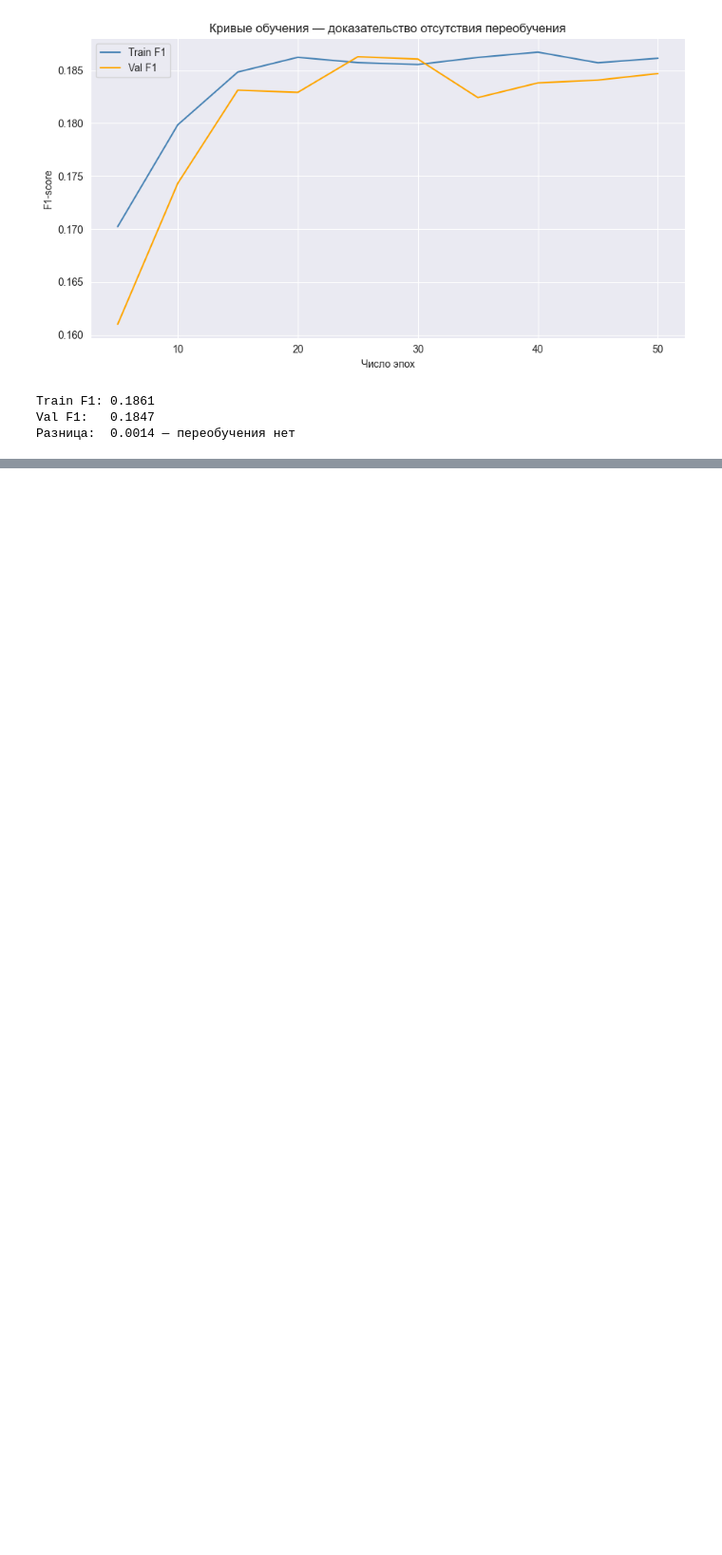
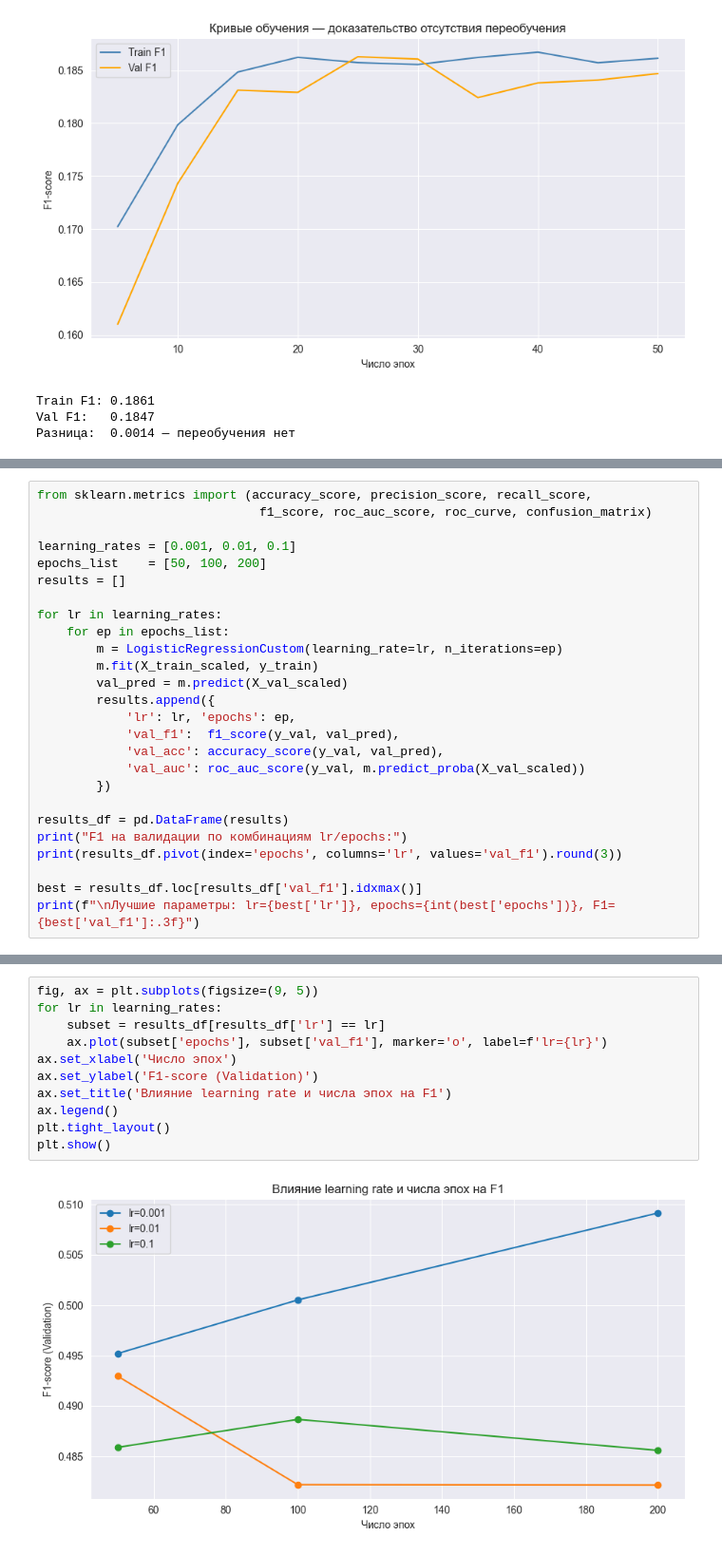
Before and after one commit to kat10n/Datascience_labs, a Jupyter notebook: Lab1/Lab1.ipynb, the cells around one changed output, grey strips where cells are left out. Shown at 95% size. Drawn from its saved outputs; the diff is of its cells as text; blank space fills up the shorter version.

```diff
--- a/Lab1/Lab1.ipynb
+++ b/Lab1/Lab1.ipynb
@@ -600,0 +643,26 @@ Val F1:   0.1847
+# %%
+from sklearn.metrics import (accuracy_score, precision_score, recall_score,
+                              f1_score, roc_auc_score, roc_curve, confusion_matrix)
+
+learning_rates = [0.001, 0.01, 0.1]
+epochs_list    = [50, 100, 200]
+results = []
+
+for lr in learning_rates:
+    for ep in epochs_list:
+        m = LogisticRegressionCustom(learning_rate=lr, n_iterations=ep)
+        m.fit(X_train_scaled, y_train)
+        val_pred = m.predict(X_val_scaled)
+        results.append({
+            'lr': lr, 'epochs': ep,
+            'val_f1':  f1_score(y_val, val_pred),
+            'val_acc': accuracy_score(y_val, val_pred),
+            'val_auc': roc_auc_score(y_val, m.predict_proba(X_val_scaled))
+        })
+
+results_df = pd.DataFrame(results)
+print("F1 на валидации по комбинациям lr/epochs:")
+print(results_df.pivot(index='epochs', columns='lr', values='val_f1').round(3))
+
+best = results_df.loc[results_df['val_f1'].idxmax()]
+print(f"\nЛучшие параметры: lr={best['lr']}, epochs={int(best['epochs'])}, F1={best['val_f1']:.3f}")
@@ -600,0 +678,13 @@ Val F1:   0.1847
+# %%
+fig, ax = plt.subplots(figsize=(9, 5))
+for lr in learning_rates:
+    subset = results_df[results_df['lr'] == lr]
+    ax.plot(subset['epochs'], subset['val_f1'], marker='o', label=f'lr={lr}')
+ax.set_xlabel('Число эпох')
+ax.set_ylabel('F1-score (Validation)')
+ax.set_title('Влияние learning rate и числа эпох на F1')
+ax.legend()
+plt.tight_layout()
+plt.show()
+# %% [output]
+[figure, added]
```
Also changed, not shown: parts of 10 cells of this notebook.
